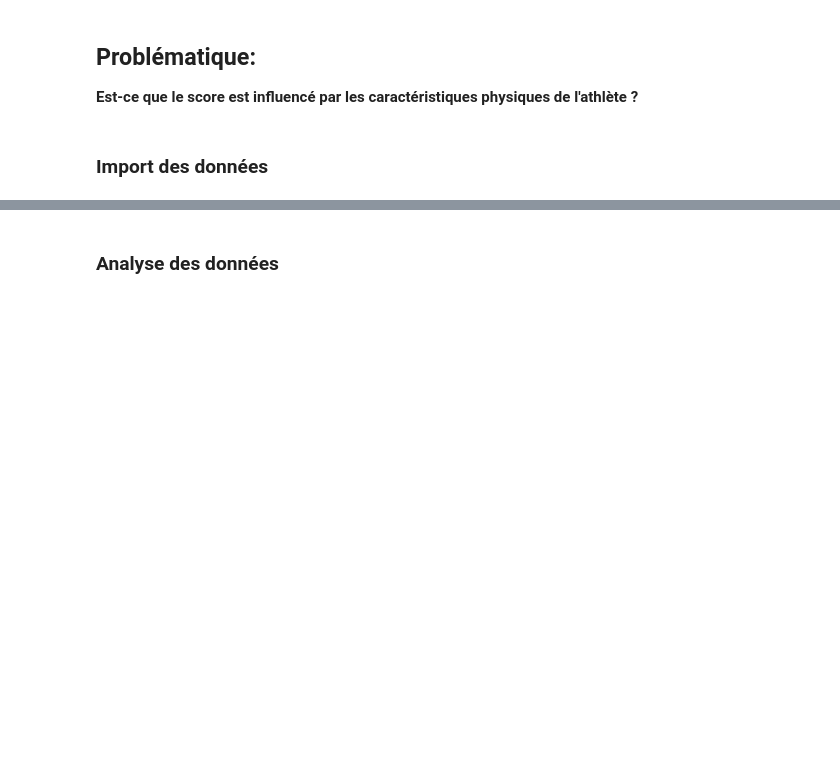
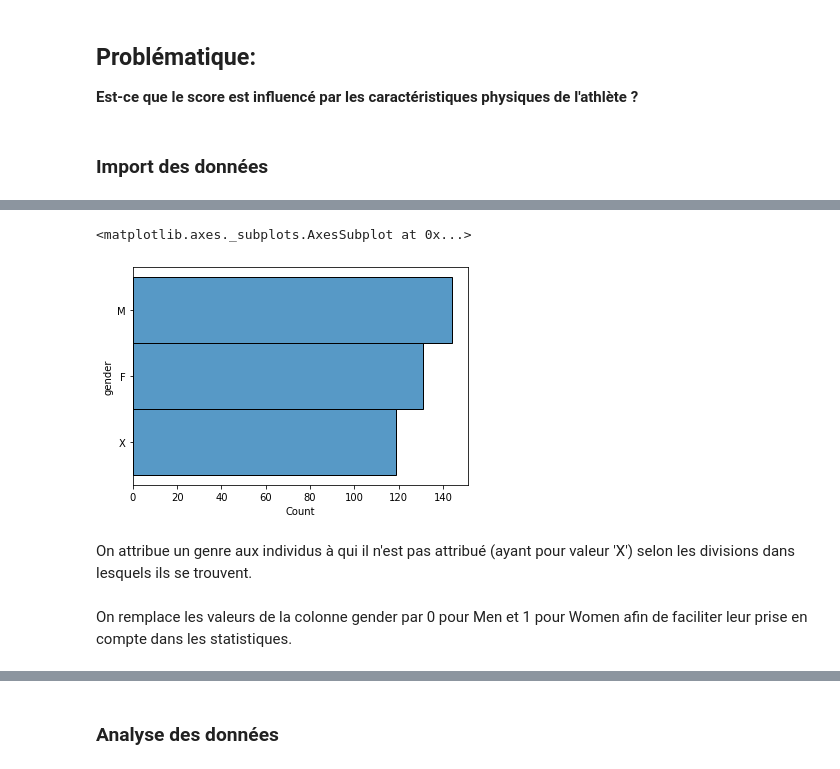
Before and after one commit to Pauline-Mdt/Hitema_python-pour-analyse-donnees, a Jupyter notebook: projet_analyse_donnees.ipynb, the cells around one changed output, grey strips where cells are left out. Drawn from its saved outputs; the diff is of its cells as text; code cells hidden in the pictures; blank space fills up the shorter version.

```diff
--- a/projet_analyse_donnees.ipynb
+++ b/projet_analyse_donnees.ipynb
@@ -24,0 +103,6 @@ games2019_athletes = pd.read_csv('/content/drive/MyDrive/Hitema/Datasets/crossfi
+# %%
+#games2019_athletes.groupby('gender').size()
+sb.histplot(data=games2019_athletes_filtered, y='gender')
+# %% [output]
+<matplotlib.axes._subplots.AxesSubplot at 0x...>
+[figure, added]
@@ -24,0 +112,2 @@ games2019_athletes = pd.read_csv('/content/drive/MyDrive/Hitema/Datasets/crossfi
+# %% [markdown]
+On attribue un genre aux individus à qui il n'est pas attribué (ayant pour valeur 'X') selon les divisions dans lesquels ils se trouvent.
@@ -24,0 +116,2 @@ games2019_athletes = pd.read_csv('/content/drive/MyDrive/Hitema/Datasets/crossfi
+# %% [markdown]
+On remplace les valeurs de la colonne gender par 0 pour Men et 1 pour Women afin de faciliter leur prise en compte dans les statistiques.
```
Also changed, not shown: parts of 32 cells of this notebook.
